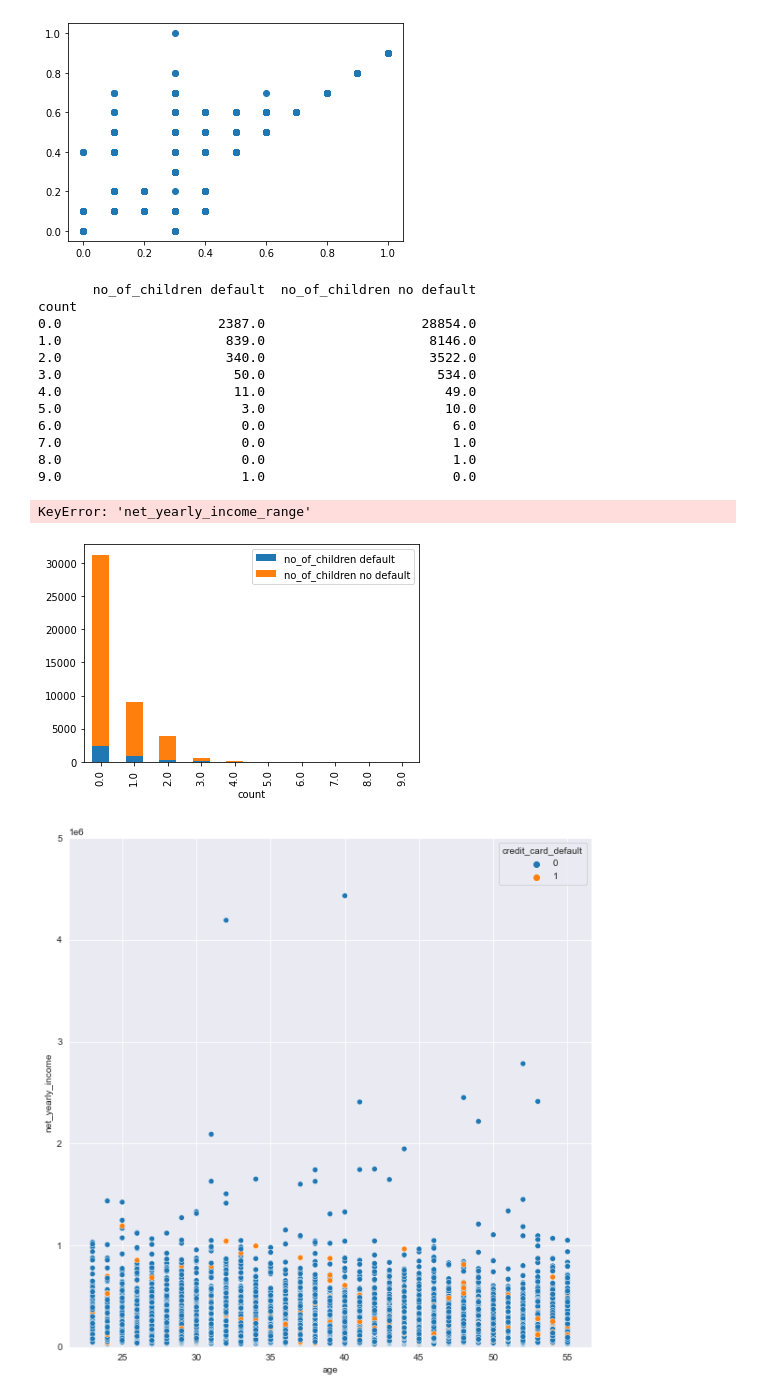
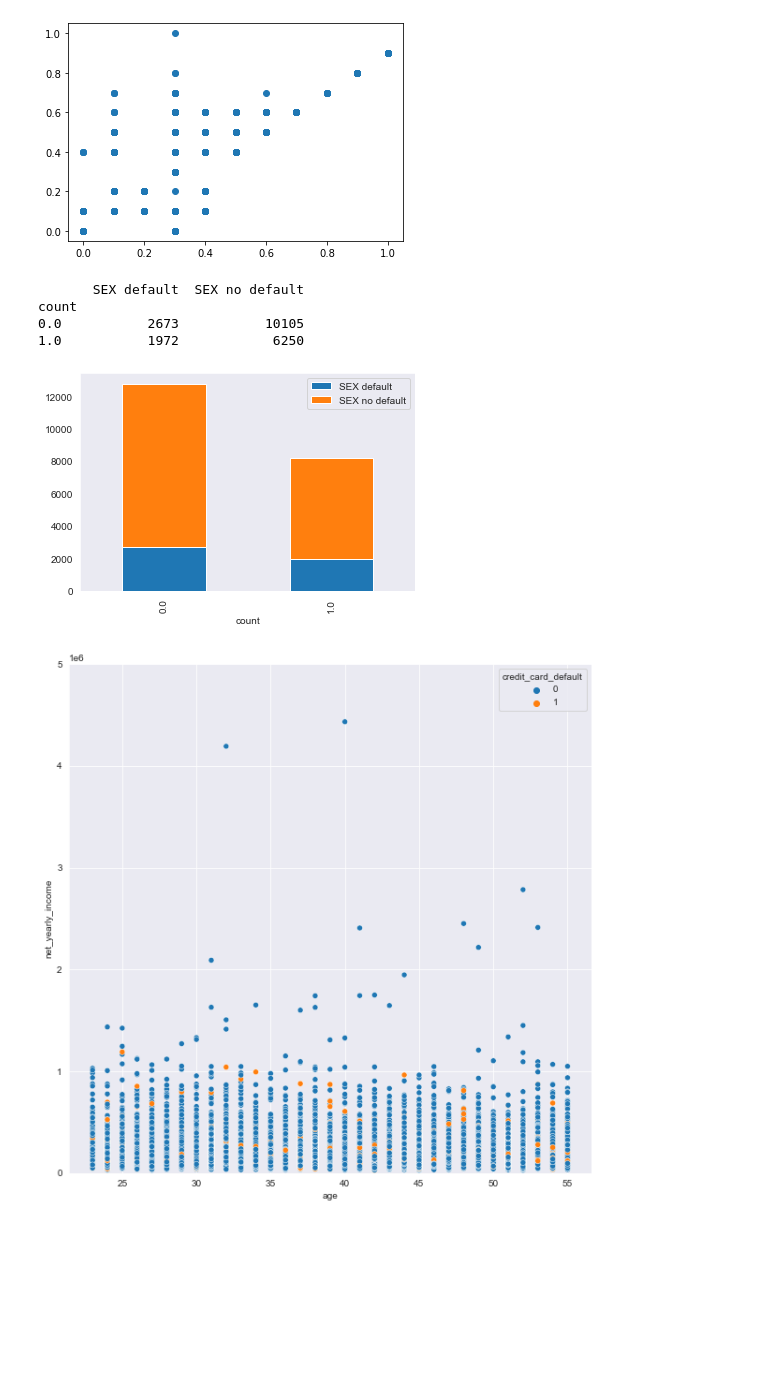
Before and after one commit to EMAT31530/ai-group-project-group-28, a Jupyter notebook: Data_exploration.ipynb, the cells around one changed output. Saved outputs shown, nothing was run; the diff lists cells and outputs as text; code cells hidden in the pictures; blank space fills up the shorter version.

```diff
--- a/Data_exploration.ipynb
+++ b/Data_exploration.ipynb
@@ -4,8 +4,9 @@ import numpy as np
 import pandas as pd
 from matplotlib import pyplot as plt
 # %%
-df = pd.read_csv (r'C:\Users\Mollie\Documents\Uni 3\AI\AI project\Cleaning the data\train.csv')
+df = pd.read_csv (r'C:\Users\Mollie\Documents\Uni 3\AI\AI project\ActualActualData\training_set.csv')
 X=df.iloc[:,:-1]
 y=df.iloc[:,-1]
 df.head()
+df.columns.values.tolist()
 # %% [output]
@@ -51,8 +77,8 @@ credit limit is correlated to net yearly income
 #pd.cut(df.age,bins=[10,30,40,50,60,70,100],labels=['young','30s','40s','50s','60s','70s'])
 #df =df.insert(1,'age Group',newsort)
 df.head()
-df['age_group'] = pd.cut(df['age'], bins=[0, 20,30, 40,50, 60, 100])
-df['net_yearly_income_range'] = pd.cut(df['net_yearly_income'], bins=[0, 50000, 100000, 150000, 200000,500000,9999999999999])
-df['days_employed_range'] = pd.cut(df['no_of_days_employed'], bins=[0, 500,1000 ,1500, 10000,100000,9999999999999])
-df.head(15)
+#df['age_group'] = pd.cut(df['age'], bins=[0, 20,30, 40,50, 60, 100])
+#df['net_yearly_income_range'] = pd.cut(df['net_yearly_income'], bins=[0, 50000, 100000, 150000, 200000,500000,9999999999999])
+#df['days_employed_range'] = pd.cut(df['no_of_days_employed'], bins=[0, 500,1000 ,1500, 10000,100000,9999999999999])
+#df.head(15)
 # %% [output]
@@ -76,6 +92,6 @@ df.head(15)
 # %%
 def data_exploration(grouped_by):
-    dfnew = df.groupby('credit_card_default')
+    dfnew = df.groupby('default.payment.next.month')
     defaulted = dfnew.get_group(1)
     not_defaulted = dfnew.get_group(0)
     kids_def= defaulted.groupby(grouped_by)[grouped_by].count()
@@ -111,27 +127,18 @@ m, b = np. polyfit(sep, aug, 1)
 AttributeError: module 'numpy' has no attribute 'ployfit'
 [figure]
 # %%
-data_exploration('no_of_children')
-data_exploration('net_yearly_income_range')
-data_exploration('age_group')
-data_exploration('default_in_last_6months')
-data_exploration('prev_defaults')
-data_exploration('default_in_last_6months')
+data_exploration('SEX')
+#data_exploration('net_yearly_income_range')
+#data_exploration('age_group')
+#data_exploration('default_in_last_6months')
+#data_exploration('prev_defaults')
+#data_exploration('default_in_last_6months')
 # %% [output]
-       no_of_children default  no_of_children no default
+       SEX default  SEX no default
 count
-0.0                    2387.0                    28854.0
-1.0                     839.0                     8146.0
-2.0                     340.0                     3522.0
-3.0                      50.0                      534.0
-4.0                      11.0                       49.0
-5.0                       3.0                       10.0
-6.0                       0.0                        6.0
-7.0                       0.0                        1.0
-8.0                       0.0                        1.0
-9.0                       1.0                        0.0
+0.0           2673           10105
+1.0           1972            6250
-KeyError: 'net_yearly_income_range'
-[figure, old version]
+[figure, new version]
 # %%
 # Data wrangling
 import pandas as pd
```
Also changed, not shown: parts of 8 cells of this notebook, 33 other files.
